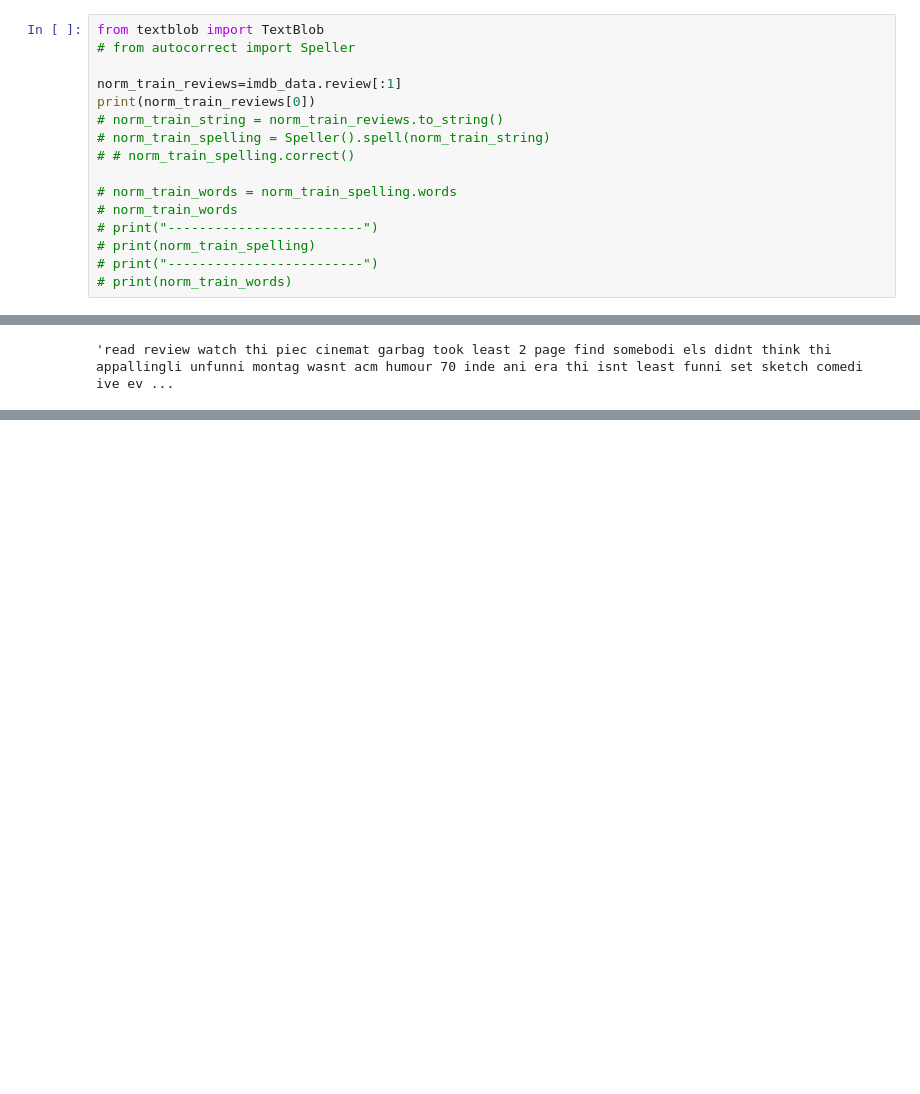
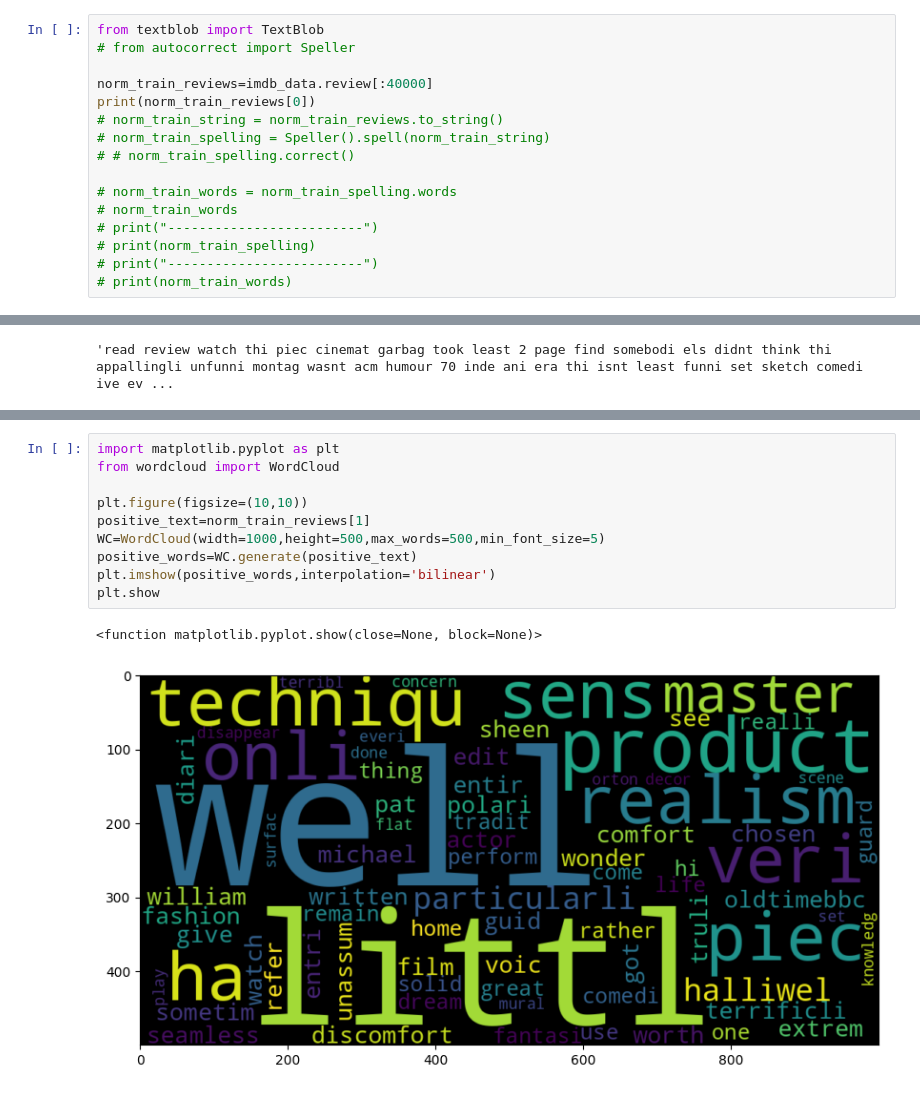
Before and after one commit to polachandu/IMDBSentimentAnalysis, a Jupyter notebook: IMDB Sentiment Analysis.ipynb, the cells around one changed output, grey strips where cells are left out. Saved outputs shown, nothing was run; the diff lists cells and outputs as text; blank space fills up the shorter version.

Commit message:
Kaggle Notebook | IMDB Sentiment Analysis | Version 16

```diff
--- a/IMDB Sentiment Analysis.ipynb
+++ b/IMDB Sentiment Analysis.ipynb
@@ -157,7 +157,7 @@ imdb_data.head()
 from textblob import TextBlob
 # from autocorrect import Speller
 
-norm_train_reviews=imdb_data.review[:1]
+norm_train_reviews=imdb_data.review[:40000]
 print(norm_train_reviews[0])
 # norm_train_string = norm_train_reviews.to_string()
 # norm_train_spelling = Speller().spell(norm_train_string)
@@ -179,0 +370,13 @@ norm_test_reviews[45005]
+# %%
+import matplotlib.pyplot as plt
+from wordcloud import WordCloud
+
+plt.figure(figsize=(10,10))
+positive_text=norm_train_reviews[1]
+WC=WordCloud(width=1000,height=500,max_words=500,min_font_size=5)
+positive_words=WC.generate(positive_text)
+plt.imshow(positive_words,interpolation='bilinear')
+plt.show
+# %% [output]
+<function matplotlib.pyplot.show(close=None, block=None)>
+[figure, added]
```
Also changed, not shown: parts of 16 cells of this notebook.
